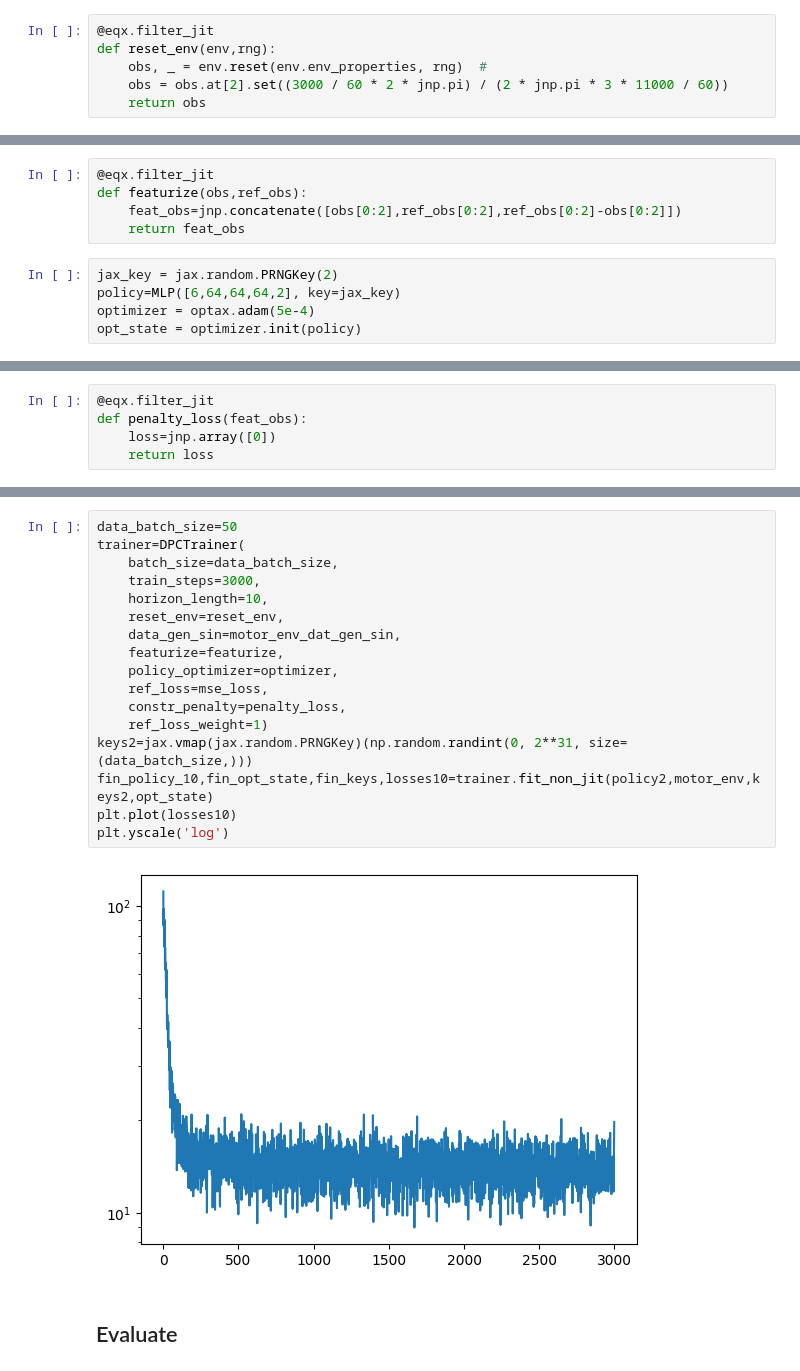
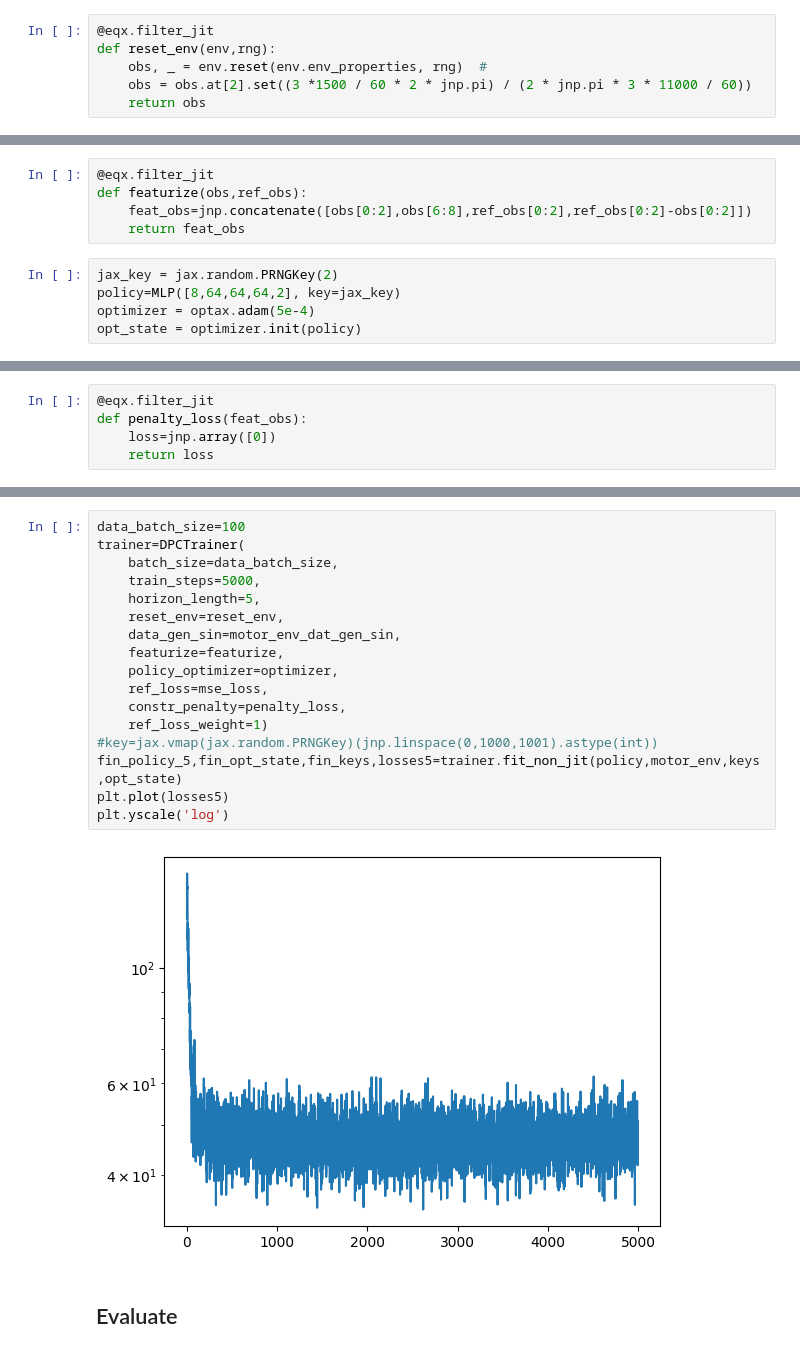
Before and after one commit to OliverSchw/dpc_project, a Jupyter notebook: notebooks/1.2.dpc_diff_horizon_batch_size.ipynb, the cells around one changed output, grey strips where cells are left out. Drawn from its saved outputs; the diff is of its cells as text.

```diff
--- a/notebooks/1.2.dpc_diff_horizon_batch_size.ipynb
+++ b/notebooks/1.2.dpc_diff_horizon_batch_size.ipynb
@@ -29,7 +29,7 @@ motor_env = PMSM(
 @eqx.filter_jit
 def reset_env(env,rng):
     obs, _ = env.reset(env.env_properties, rng)  #
-    obs = obs.at[2].set((3000 / 60 * 2 * jnp.pi) / (2 * jnp.pi * 3 * 11000 / 60))
+    obs = obs.at[2].set((3 *1500 / 60 * 2 * jnp.pi) / (2 * jnp.pi * 3 * 11000 / 60))
     return obs
 # %%
 @eqx.filter_jit
@@ -42,11 +42,11 @@ def motor_env_dat_gen_sin(env,reset_env, rng, traj_len):
 # %%
 @eqx.filter_jit
 def featurize(obs,ref_obs):
-    feat_obs=jnp.concatenate([obs[0:2],ref_obs[0:2],ref_obs[0:2]-obs[0:2]])
+    feat_obs=jnp.concatenate([obs[0:2],obs[6:8],ref_obs[0:2],ref_obs[0:2]-obs[0:2]])
     return feat_obs
 # %%
 jax_key = jax.random.PRNGKey(2)
-policy=MLP([6,64,64,64,2], key=jax_key)
+policy=MLP([8,64,64,64,2], key=jax_key)
 optimizer = optax.adam(5e-4)
 opt_state = optimizer.init(policy)
 # %%
@@ -140,22 +142,22 @@ plt.yscale('log')
 # %%
-data_batch_size=50
+data_batch_size=100
 trainer=DPCTrainer(
     batch_size=data_batch_size,
-    train_steps=3000,
-    horizon_length=10,
+    train_steps=5000,
+    horizon_length=5,
     reset_env=reset_env,
     data_gen_sin=motor_env_dat_gen_sin,
     featurize=featurize,
     policy_optimizer=optimizer,
     ref_loss=mse_loss,
     constr_penalty=penalty_loss,
     ref_loss_weight=1)
-keys2=jax.vmap(jax.random.PRNGKey)(np.random.randint(0, 2**31, size=(data_batch_size,)))
-fin_policy_10,fin_opt_state,fin_keys,losses10=trainer.fit_non_jit(policy2,motor_env,keys2,opt_state)
-plt.plot(losses10)
+#key=jax.vmap(jax.random.PRNGKey)(jnp.linspace(0,1000,1001).astype(int))
+fin_policy_5,fin_opt_state,fin_keys,losses5=trainer.fit_non_jit(policy,motor_env,keys,opt_state)
+plt.plot(losses5)
 plt.yscale('log')
 # %% [output]
-[figure, old version]
+[figure, new version]
 # %% [markdown]
 ## Evaluate
 # %%
```
Also changed, not shown: parts of 27 cells of this notebook, 2 other files.
